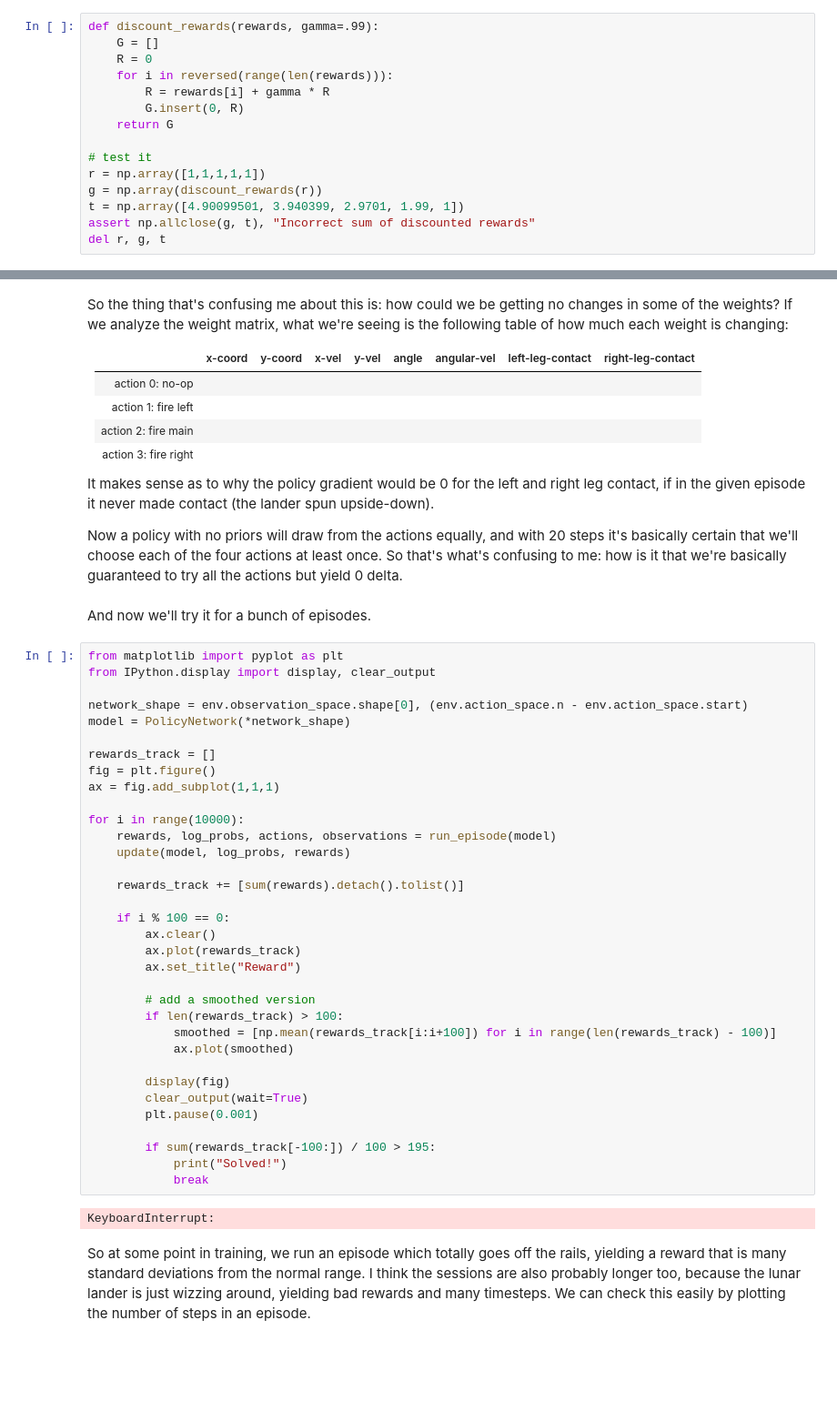
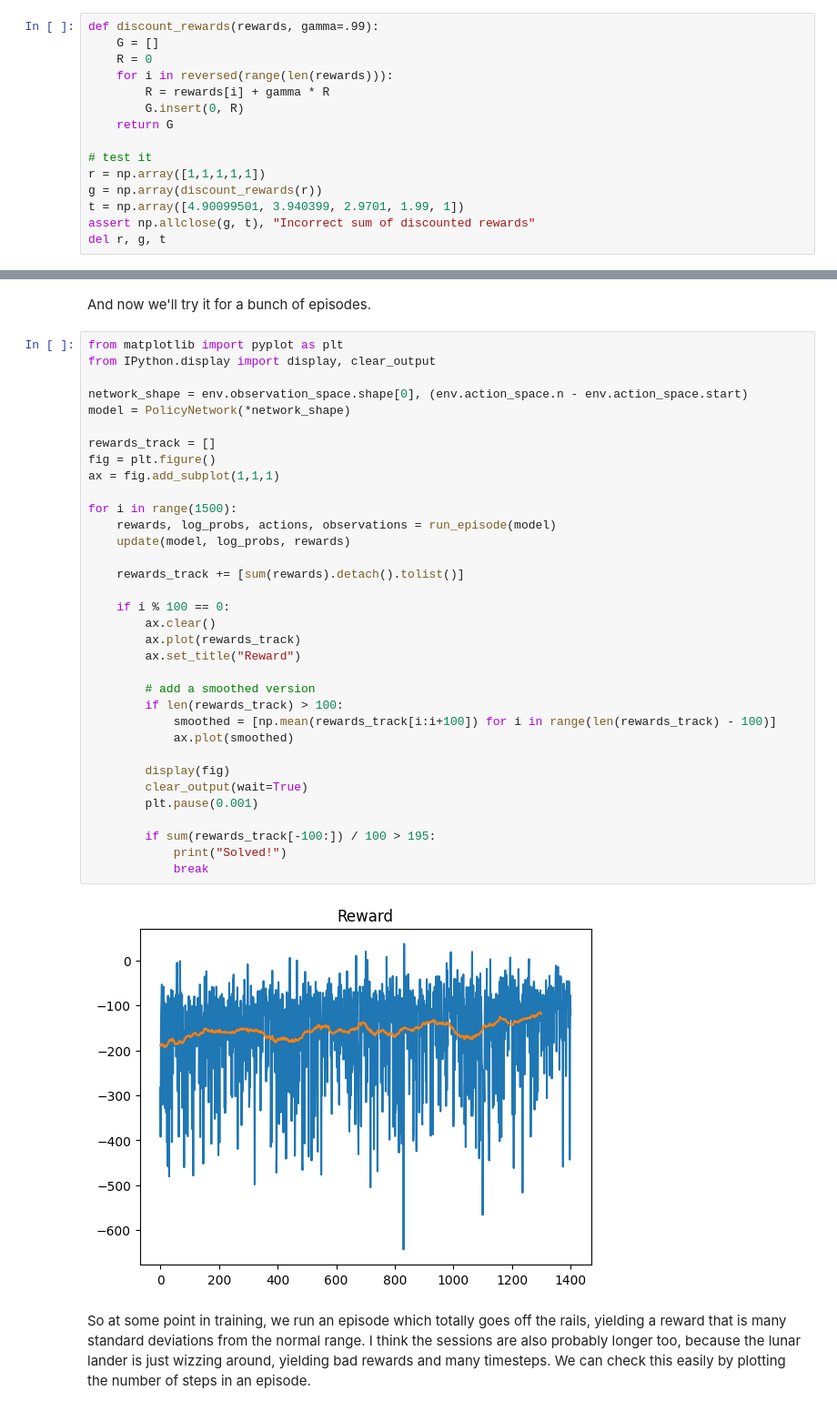
Before and after one commit to bkitano/rl-from-scratch, a Jupyter notebook: REINFORCE.ipynb, the cells around one changed output, grey strips where cells are left out. Shown at 91% size. Drawn from its saved outputs; the diff is of its cells as text; blank space fills up the shorter version.

```diff
--- a/REINFORCE.ipynb
+++ b/REINFORCE.ipynb
@@ -243,16 +300,3 @@ tensor([[-7.8811e-03, -6.5490e-03, -7.1798e-03,  7.3518e-03,  1.0625e-02,
-# %% [markdown]
-So the thing that's confusing me about this is: how could we be getting no changes in some of the weights? If we analyze the weight matrix, what we're seeing is the following table of how much each weight is changing:
-
-|                      | x-coord | y-coord | x-vel | y-vel | angle | angular-vel | left-leg-contact | right-leg-contact |
-|----------------------|---------|---------|-------|-------|-------|-------------|------------------|-------------------|
-| action 0: no-op      |         |         |       |       |       |             |                  |                   |
-| action 1: fire left  |         |         |       |       |       |             |                  |                   |
-| action 2: fire main  |         |         |       |       |       |             |                  |                   |
-| action 3: fire right |         |         |       |       |       |             |                  |                   |
-
-It makes sense as to why the policy gradient would be 0 for the left and right leg contact, if in the given episode it never made contact (the lander spun upside-down).
-
-Now a policy with no priors will draw from the actions equally, and with 20 steps it's basically certain that we'll choose each of the four actions at least once. So that's what's confusing to me: how is it that we're basically guaranteed to try all the actions but yield 0 delta.
 # %% [markdown]
 And now we'll try it for a bunch of episodes.
 # %%
@@ -262,35 +306,35 @@ from IPython.display import display, clear_output
 network_shape = env.observation_space.shape[0], (env.action_space.n - env.action_space.start)
 model = PolicyNetwork(*network_shape)
 
 rewards_track = []
 fig = plt.figure()
 ax = fig.add_subplot(1,1,1)
 
-for i in range(10000):
+for i in range(1500):
     rewards, log_probs, actions, observations = run_episode(model)
     update(model, log_probs, rewards)
 
     rewards_track += [sum(rewards).detach().tolist()]
 
     if i % 100 == 0:
         ax.clear()
         ax.plot(rewards_track)
         ax.set_title("Reward")
 
         # add a smoothed version
         if len(rewards_track) > 100:
             smoothed = [np.mean(rewards_track[i:i+100]) for i in range(len(rewards_track) - 100)]
             ax.plot(smoothed)
 
         display(fig)
         clear_output(wait=True)
         plt.pause(0.001)
 
         if sum(rewards_track[-100:]) / 100 > 195:
             print("Solved!")
             break
 # %% [output]
-KeyboardInterrupt:
+[figure, added]
 # %% [markdown]
 So at some point in training, we run an episode which totally goes off the rails, yielding a reward that is many standard deviations from the normal range. I think the sessions are also probably longer too, because the lunar lander is just wizzing around, yielding bad rewards and many timesteps. We can check this easily by plotting the number of steps in an episode.
 # %%
```
Also changed, not shown: parts of 29 cells of this notebook, 1 other file.
